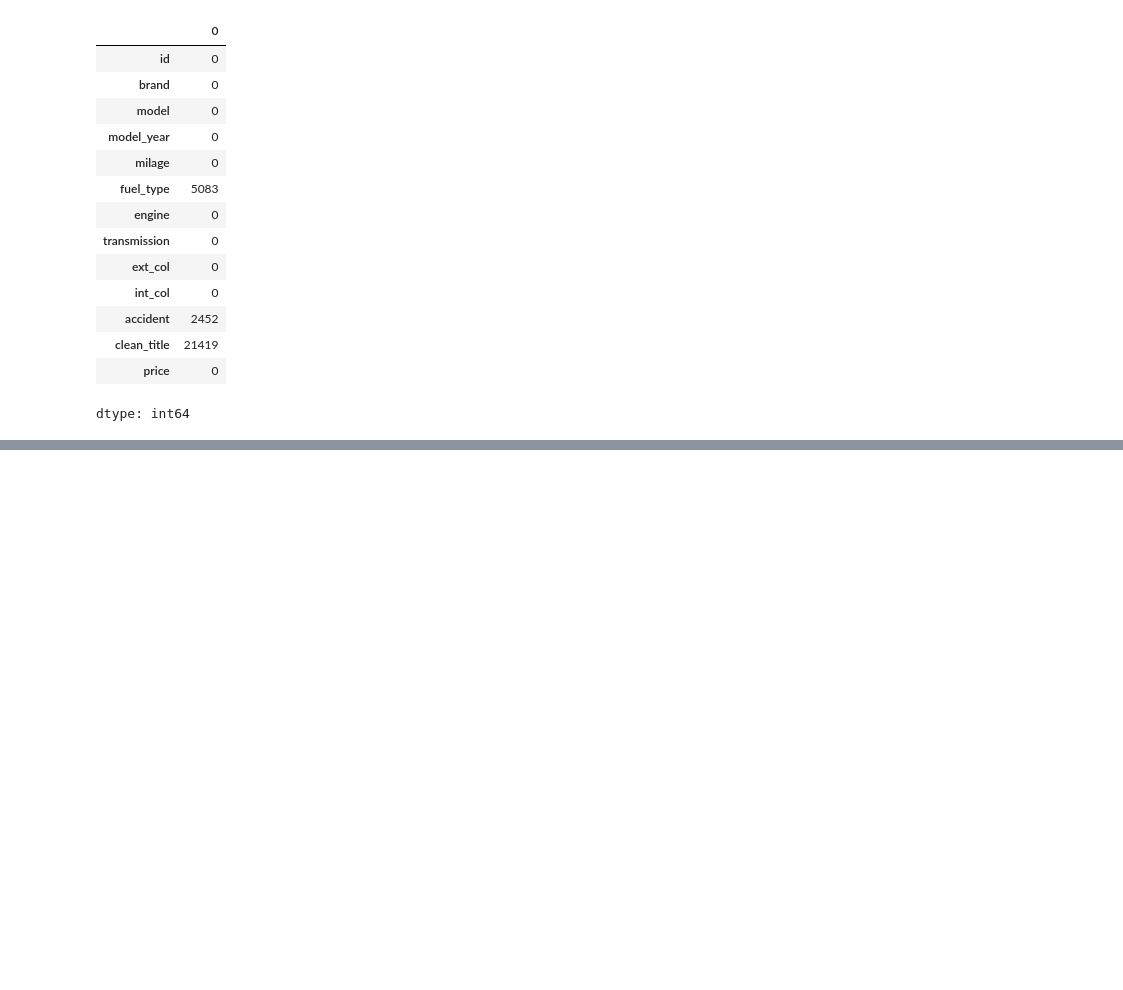
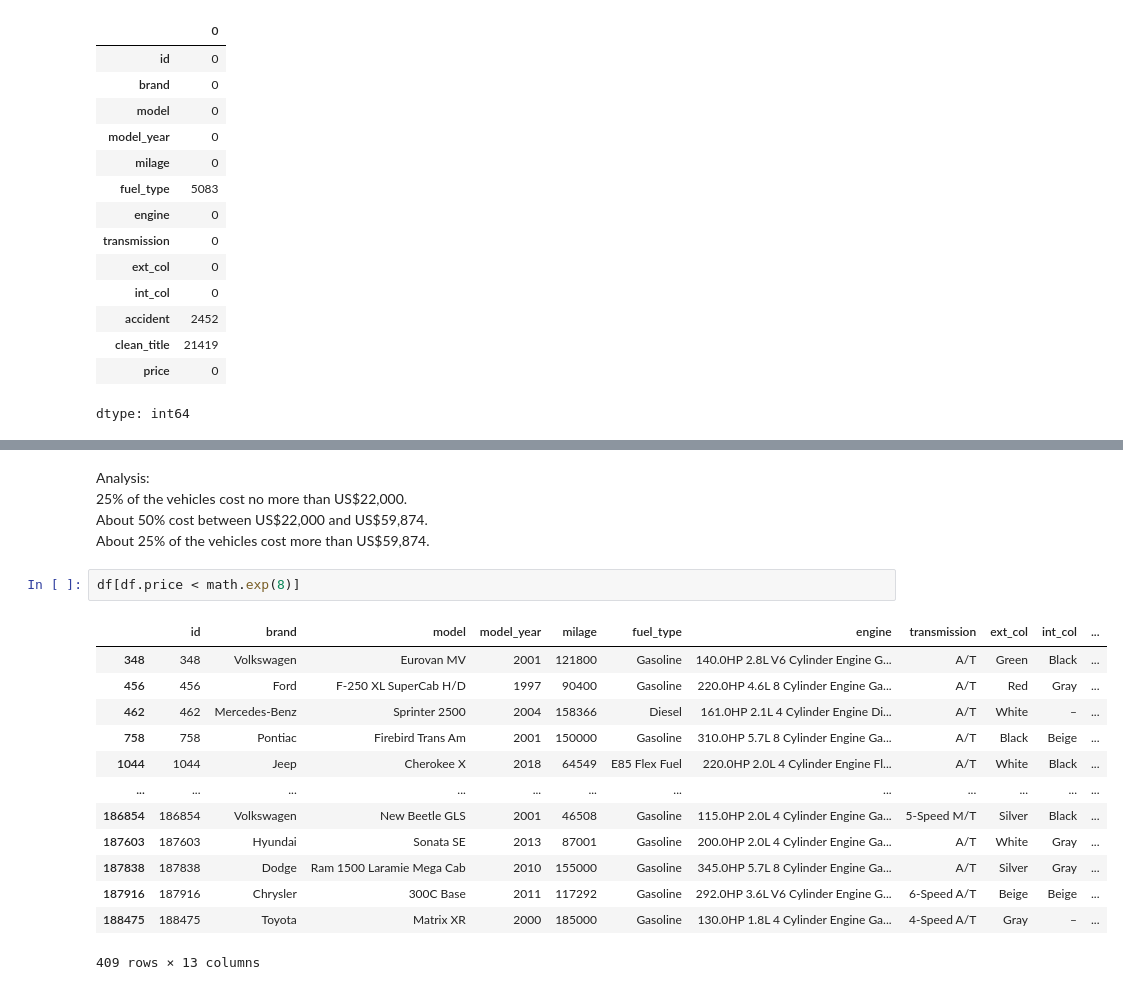
Before and after one commit to andrerizzo/Used_Cars_Price_Prediction, a Jupyter notebook: Used_Cars_Price_Prediction_v1.ipynb, the cells around one changed output, grey strips where cells are left out. Cells and saved outputs as stored; diff of their text form; blank space fills up the shorter version.

```diff
--- a/Used_Cars_Price_Prediction_v1.ipynb
+++ b/Used_Cars_Price_Prediction_v1.ipynb
@@ -208,0 +350,21 @@ Número de observações repetidas: 0
+# %% [markdown]
+Analysis:
+25% of the vehicles cost no more than US\$22,000.
+About 50% cost between US\$22,000 and US\$59,874.
+About 25% of the vehicles cost more than US$59,874.
+# %%
+df[df.price < math.exp(8)]
+# %% [output]
+|  | id | brand | model | model_year | milage | fuel_type | engine | transmission | ext_col | int_col | ... |
+| 348 | 348 | Volkswagen | Eurovan MV | 2001 | 121800 | Gasoline | 140.0HP 2.8L V6 Cylinder Engine G... | A/T | Green | Black | ... |
+| 456 | 456 | Ford | F-250 XL SuperCab H/D | 1997 | 90400 | Gasoline | 220.0HP 4.6L 8 Cylinder Engine Ga... | A/T | Red | Gray | ... |
+| 462 | 462 | Mercedes-Benz | Sprinter 2500 | 2004 | 158366 | Diesel | 161.0HP 2.1L 4 Cylinder Engine Di... | A/T | White | – | ... |
+| 758 | 758 | Pontiac | Firebird Trans Am | 2001 | 150000 | Gasoline | 310.0HP 5.7L 8 Cylinder Engine Ga... | A/T | Black | Beige | ... |
+| 1044 | 1044 | Jeep | Cherokee X | 2018 | 64549 | E85 Flex Fuel | 220.0HP 2.0L 4 Cylinder Engine Fl... | A/T | White | Black | ... |
+| ... | ... | ... | ... | ... | ... | ... | ... | ... | ... | ... | ... |
+| 186854 | 186854 | Volkswagen | New Beetle GLS | 2001 | 46508 | Gasoline | 115.0HP 2.0L 4 Cylinder Engine Ga... | 5-Speed M/T | Silver | Black | ... |
+| 187603 | 187603 | Hyundai | Sonata SE | 2013 | 87001 | Gasoline | 200.0HP 2.0L 4 Cylinder Engine Ga... | A/T | White | Gray | ... |
+| 187838 | 187838 | Dodge | Ram 1500 Laramie Mega Cab | 2010 | 155000 | Gasoline | 345.0HP 5.7L 8 Cylinder Engine Ga... | A/T | Silver | Gray | ... |
+| 187916 | 187916 | Chrysler | 300C Base | 2011 | 117292 | Gasoline | 292.0HP 3.6L V6 Cylinder Engine G... | 6-Speed A/T | Beige | Beige | ... |
+| 188475 | 188475 | Toyota | Matrix XR | 2000 | 185000 | Gasoline | 130.0HP 1.8L 4 Cylinder Engine Ga... | 4-Speed A/T | Gray | – | ... |
+409 rows × 13 columns
```
Also changed, not shown: parts of 64 cells of this notebook.
